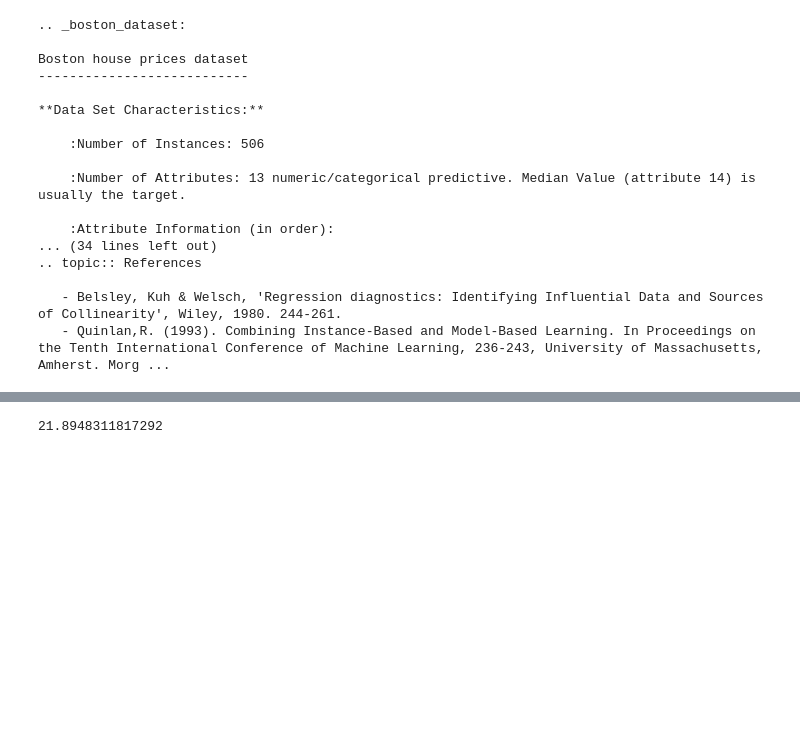
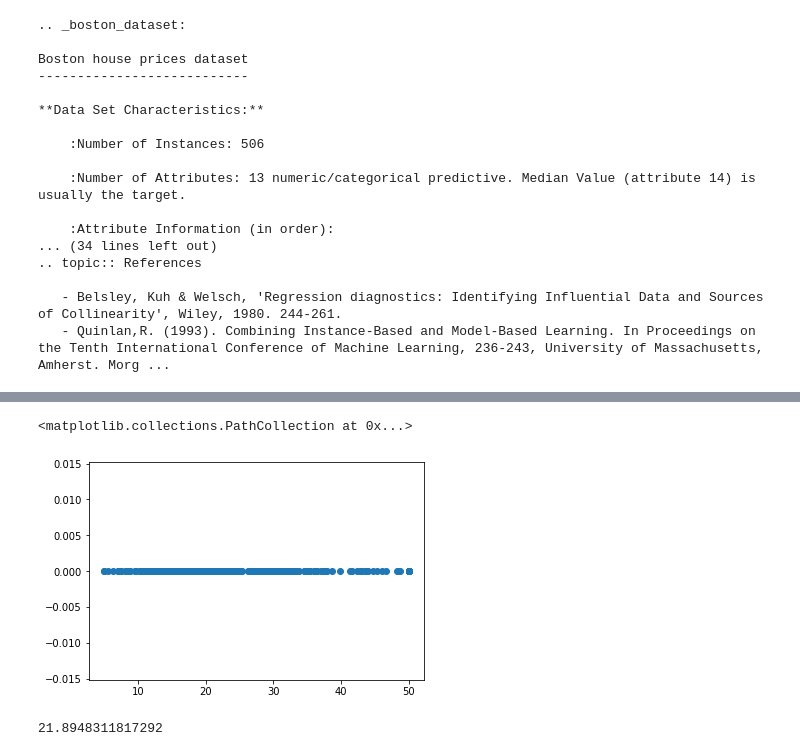
Before and after one commit to jmillerbrooks/scratch_models, a Jupyter notebook: linreg.ipynb, the cells around one changed output, grey strips where cells are left out. Saved outputs shown, nothing was run; the diff lists cells and outputs as text; code cells hidden in the pictures; blank space fills up the shorter version.

```diff
--- a/linreg.ipynb
+++ b/linreg.ipynb
@@ -224,3 +232,9 @@ mean_squared_error(y, scratch_ridge_preds)
+# %%
+ridge_prediction_resids = scratch_ridge_preds - sklearn_ridge_preds
+plt.scatter(y, ridge_prediction_resids)
+# %% [output]
+<matplotlib.collections.PathCollection at 0x...>
+[figure, added]
 # %%
 mean_squared_error(y, scratch_preds)
 # %% [output]
```
Also changed, not shown: parts of 4 cells of this notebook, 1 other file.
